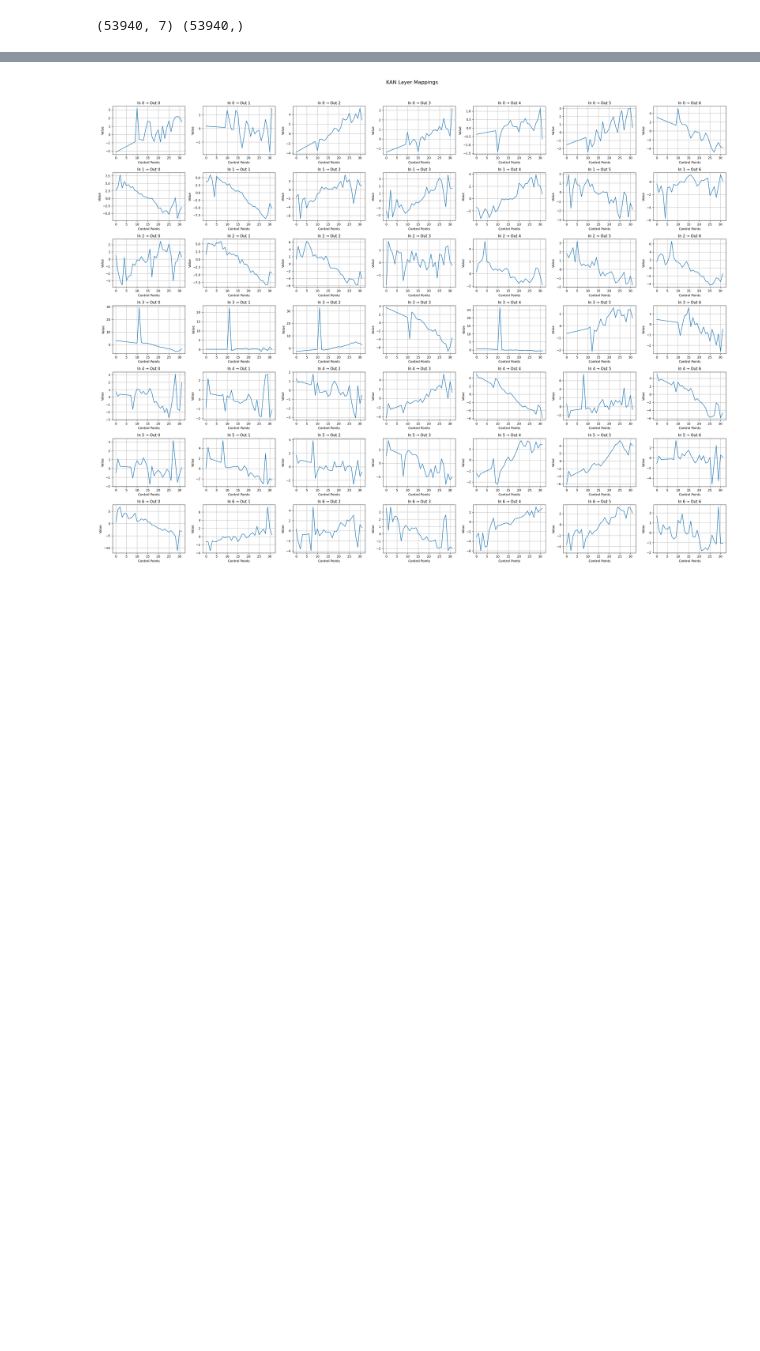
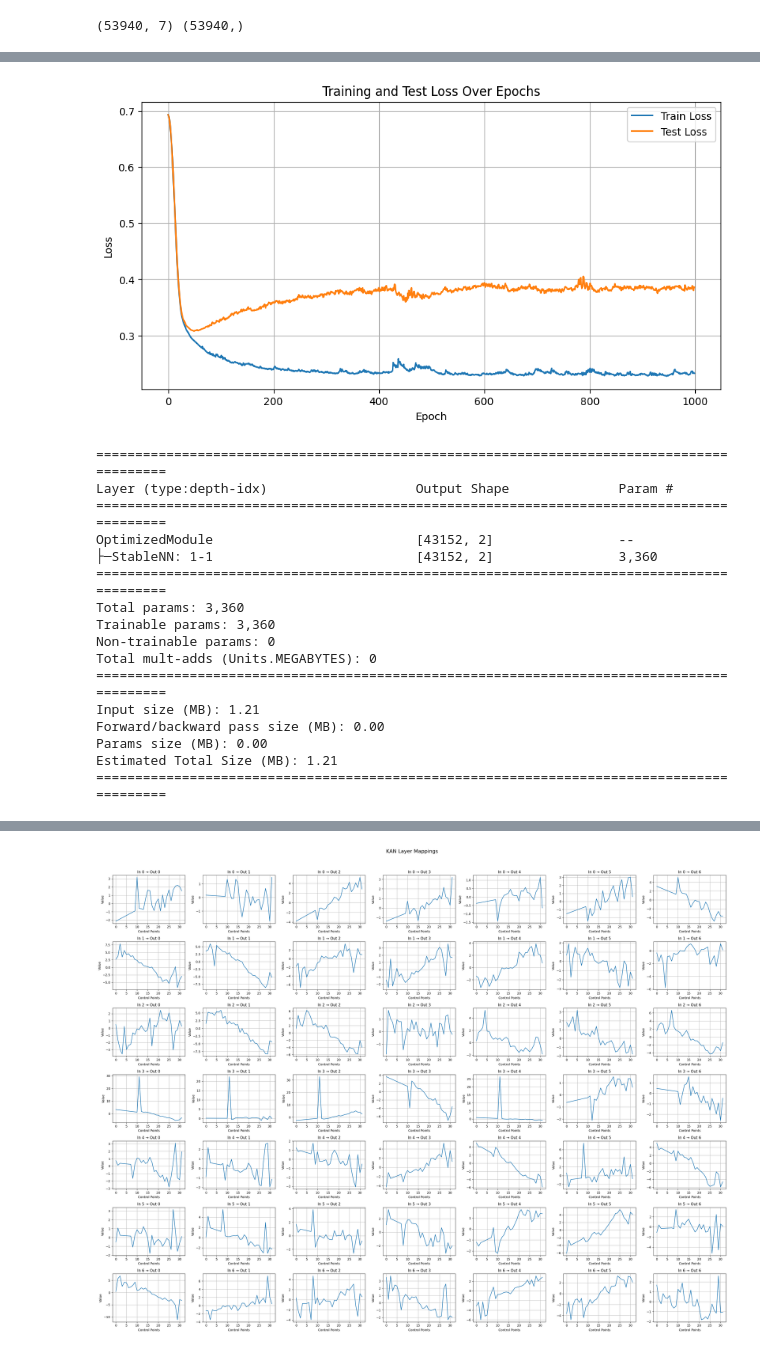
Before and after one commit to catswe/KANditioned, a Jupyter notebook: Benchmarks/KAN.ipynb, the cells around one changed output, grey strips where cells are left out. Cells and saved outputs as stored; diff of their text form; code cells hidden in the pictures; blank space fills up the shorter version.

```diff
--- a/Benchmarks/KAN.ipynb
+++ b/Benchmarks/KAN.ipynb
@@ -263,0 +412,3 @@ for opt in optimizers:
+# %%
+train(model, criterion, optimizers, epochs=1000, warmup_epochs=100) # type: ignore
+# %% [output]
@@ -264,3 +432,20 @@ for opt in optimizers:
+[figure, added]
+==========================================================================================
+Layer (type:depth-idx)                   Output Shape              Param #
+==========================================================================================
+OptimizedModule                          [43152, 2]                --
+├─StableNN: 1-1                          [43152, 2]                3,360
+==========================================================================================
+Total params: 3,360
+Trainable params: 3,360
+Non-trainable params: 0
+Total mult-adds (Units.MEGABYTES): 0
+==========================================================================================
+Input size (MB): 1.21
+Forward/backward pass size (MB): 0.00
+Params size (MB): 0.00
+Estimated Total Size (MB): 1.21
+==========================================================================================
 # %%
 train(model, criterion, optimizers, epochs=1000, warmup_epochs=100) # type: ignore
 # %% [output]
```
Also changed, not shown: parts of 8 cells of this notebook, 1 other file.
